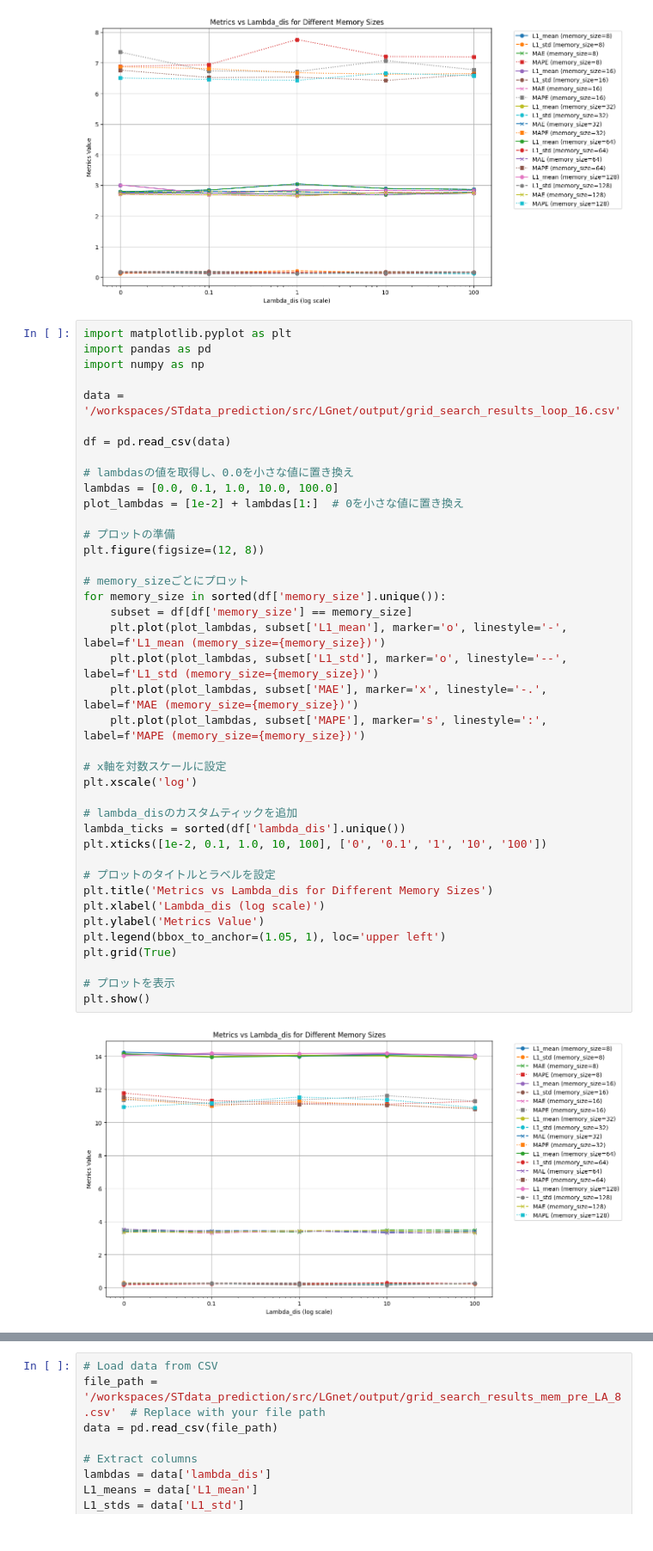
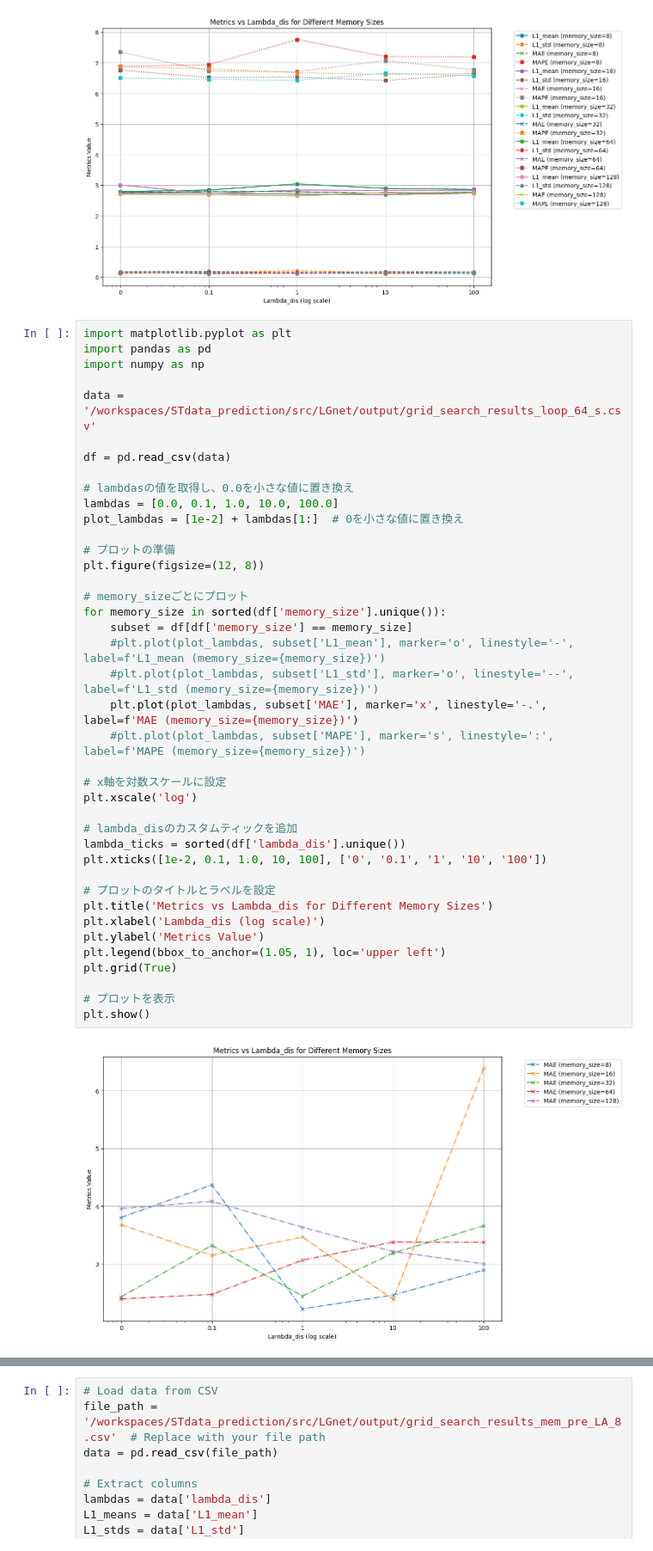
Before and after one commit to Shintaro0105/STdata_prediction, a Jupyter notebook: src/LGnet/graph.ipynb, the cells around one changed output, grey strips where cells are left out. Shown: that part at 86% size. Drawn from its saved outputs; the diff is of its cells as text.

```diff
--- a/src/LGnet/graph.ipynb
+++ b/src/LGnet/graph.ipynb
@@ -174,43 +174,43 @@ import matplotlib.pyplot as plt
 import pandas as pd
 import numpy as np
 
-data = '/workspaces/STdata_prediction/src/LGnet/output/grid_search_results_loop_16.csv'
+data = '/workspaces/STdata_prediction/src/LGnet/output/grid_search_results_loop_64_s.csv'
 
 df = pd.read_csv(data)
 
 # lambdasの値を取得し、0.0を小さな値に置き換え
 lambdas = [0.0, 0.1, 1.0, 10.0, 100.0]
 plot_lambdas = [1e-2] + lambdas[1:]  # 0を小さな値に置き換え
 
 # プロットの準備
 plt.figure(figsize=(12, 8))
 
 # memory_sizeごとにプロット
 for memory_size in sorted(df['memory_size'].unique()):
     subset = df[df['memory_size'] == memory_size]
-    plt.plot(plot_lambdas, subset['L1_mean'], marker='o', linestyle='-', label=f'L1_mean (memory_size={memory_size})')
-    plt.plot(plot_lambdas, subset['L1_std'], marker='o', linestyle='--', label=f'L1_std (memory_size={memory_size})')
+    #plt.plot(plot_lambdas, subset['L1_mean'], marker='o', linestyle='-', label=f'L1_mean (memory_size={memory_size})')
+    #plt.plot(plot_lambdas, subset['L1_std'], marker='o', linestyle='--', label=f'L1_std (memory_size={memory_size})')
     plt.plot(plot_lambdas, subset['MAE'], marker='x', linestyle='-.', label=f'MAE (memory_size={memory_size})')
-    plt.plot(plot_lambdas, subset['MAPE'], marker='s', linestyle=':', label=f'MAPE (memory_size={memory_size})')
+    #plt.plot(plot_lambdas, subset['MAPE'], marker='s', linestyle=':', label=f'MAPE (memory_size={memory_size})')
 
 # x軸を対数スケールに設定
 plt.xscale('log')
 
 # lambda_disのカスタムティックを追加
 lambda_ticks = sorted(df['lambda_dis'].unique())
 plt.xticks([1e-2, 0.1, 1.0, 10, 100], ['0', '0.1', '1', '10', '100'])
 
 # プロットのタイトルとラベルを設定
 plt.title('Metrics vs Lambda_dis for Different Memory Sizes')
 plt.xlabel('Lambda_dis (log scale)')
 plt.ylabel('Metrics Value')
 plt.legend(bbox_to_anchor=(1.05, 1), loc='upper left')
 plt.grid(True)
 
 # プロットを表示
 plt.show()
 # %% [output]
-[figure, old version]
+[figure, new version]
 # %%
 # Load data from CSV
 file_path = '/workspaces/STdata_prediction/src/LGnet/output/grid_search_results_adv_pre_LA_8.csv'  # Replace with your file path
```
Also changed, not shown: parts of 1 cell of this notebook, 19 other files.
